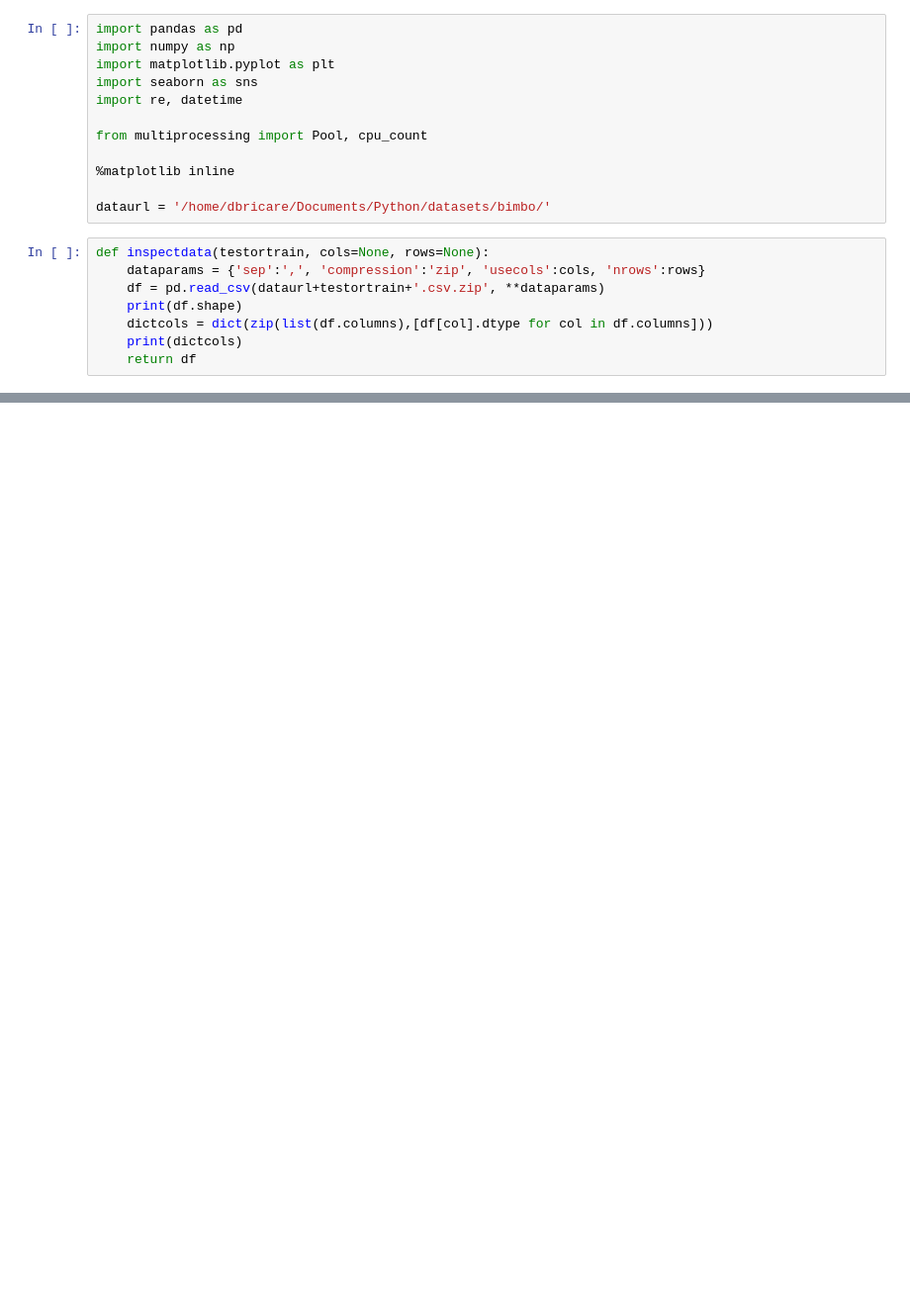
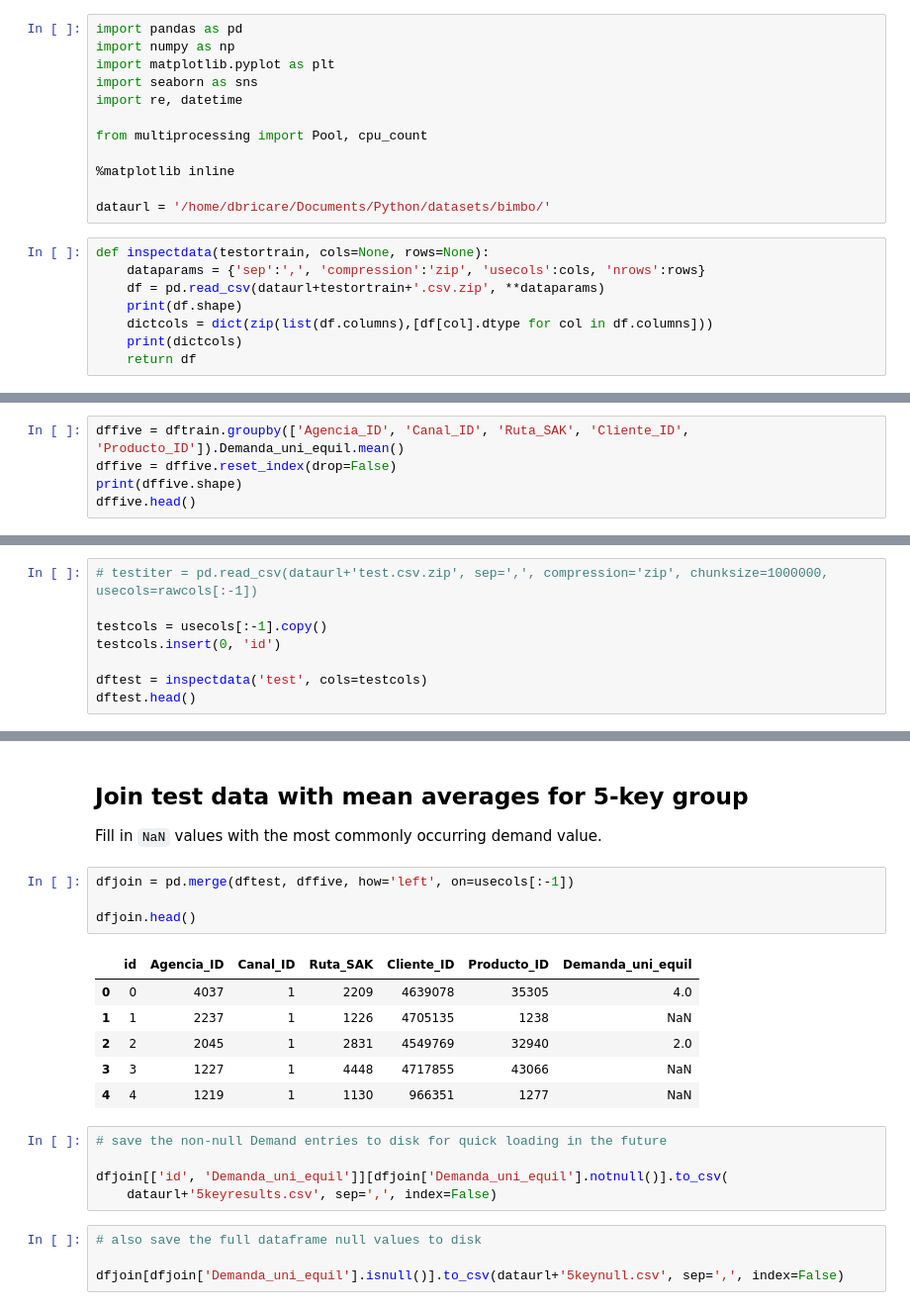
Before and after one commit to dbricare/kaggle, a Jupyter notebook: Bimbo/bimbo2.ipynb, the cells around one changed output, grey strips where cells are left out. Shown: that part at 99% size. Cells and saved outputs as stored; diff of their text form; blank space fills up the shorter version.

Commit message:
save progress

```diff
--- a/Bimbo/bimbo2.ipynb
+++ b/Bimbo/bimbo2.ipynb
@@ -32,0 +91,5 @@ dffour = dftrain.groupby([])
+# %%
+dffive = dftrain.groupby(['Agencia_ID', 'Canal_ID', 'Ruta_SAK', 'Cliente_ID', 'Producto_ID']).Demanda_uni_equil.mean()
+dffive = dffive.reset_index(drop=False)
+print(dffive.shape)
+dffive.head()
@@ -32,0 +106,8 @@ dffour = dftrain.groupby([])
+# %%
+# testiter = pd.read_csv(dataurl+'test.csv.zip', sep=',', compression='zip', chunksize=1000000, usecols=rawcols[:-1])
+
+testcols = usecols[:-1].copy()
+testcols.insert(0, 'id')
+
+dftest = inspectdata('test', cols=testcols)
+dftest.head()
@@ -32,0 +123,24 @@ dffour = dftrain.groupby([])
+# %% [markdown]
+## Join test data with mean averages for 5-key group
+
+Fill in `NaN` values with the most commonly occurring demand value.
+# %%
+dfjoin = pd.merge(dftest, dffive, how='left', on=usecols[:-1])
+
+dfjoin.head()
+# %% [output]
+|  | id | Agencia_ID | Canal_ID | Ruta_SAK | Cliente_ID | Producto_ID | Demanda_uni_equil |
+| 0 | 0 | 4037 | 1 | 2209 | 4639078 | 35305 | 4.0 |
+| 1 | 1 | 2237 | 1 | 1226 | 4705135 | 1238 | NaN |
+| 2 | 2 | 2045 | 1 | 2831 | 4549769 | 32940 | 2.0 |
+| 3 | 3 | 1227 | 1 | 4448 | 4717855 | 43066 | NaN |
+| 4 | 4 | 1219 | 1 | 1130 | 966351 | 1277 | NaN |
+# %%
+# save the non-null Demand entries to disk for quick loading in the future
+
+dfjoin[['id', 'Demanda_uni_equil']][dfjoin['Demanda_uni_equil'].notnull()].to_csv(
+    dataurl+'5keyresults.csv', sep=',', index=False)
+# %%
+# also save the full dataframe null values to disk
+
+dfjoin[dfjoin['Demanda_uni_equil'].isnull()].to_csv(dataurl+'5keynull.csv', sep=',', index=False)
```
Also changed, not shown: parts of 19 cells of this notebook.
